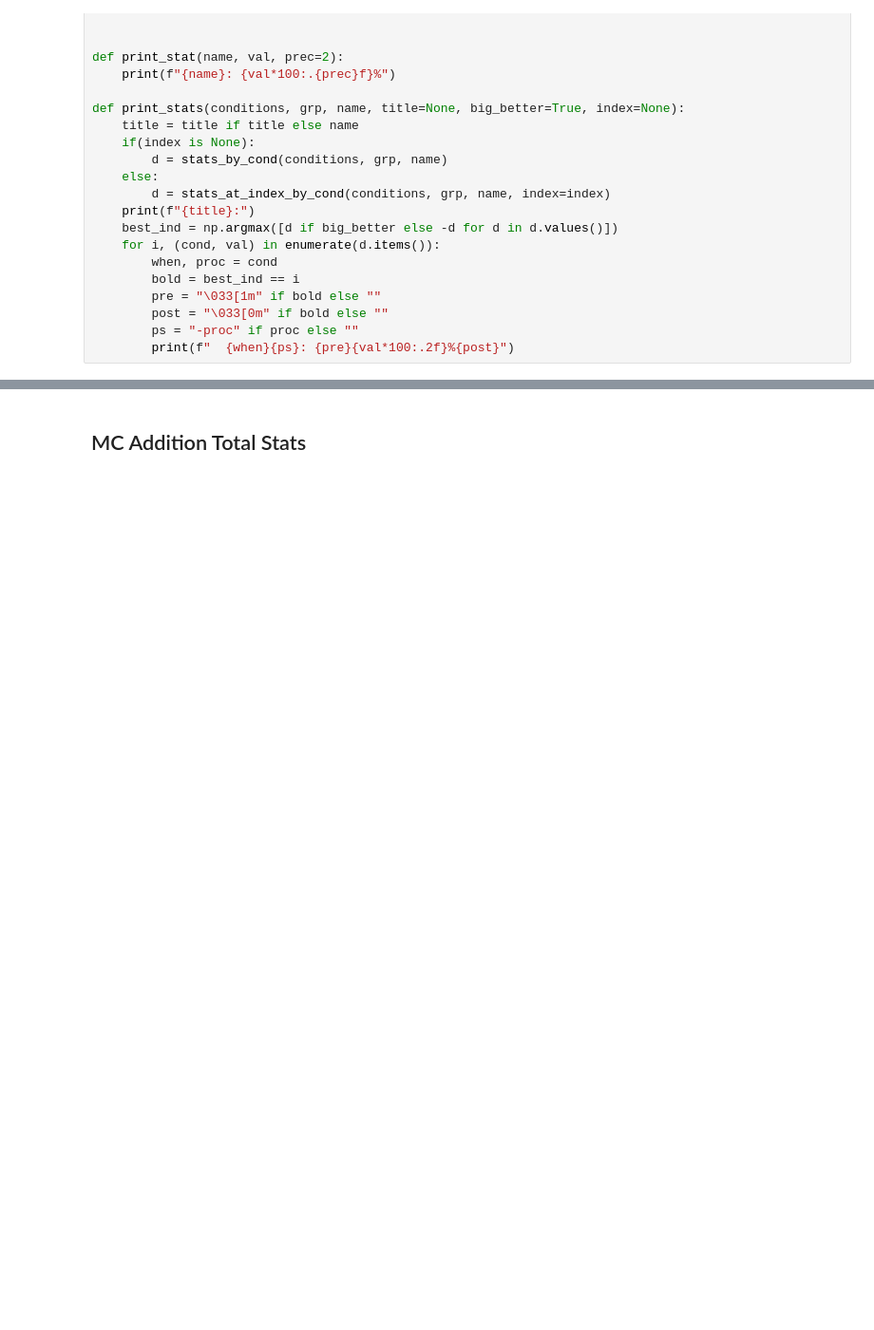
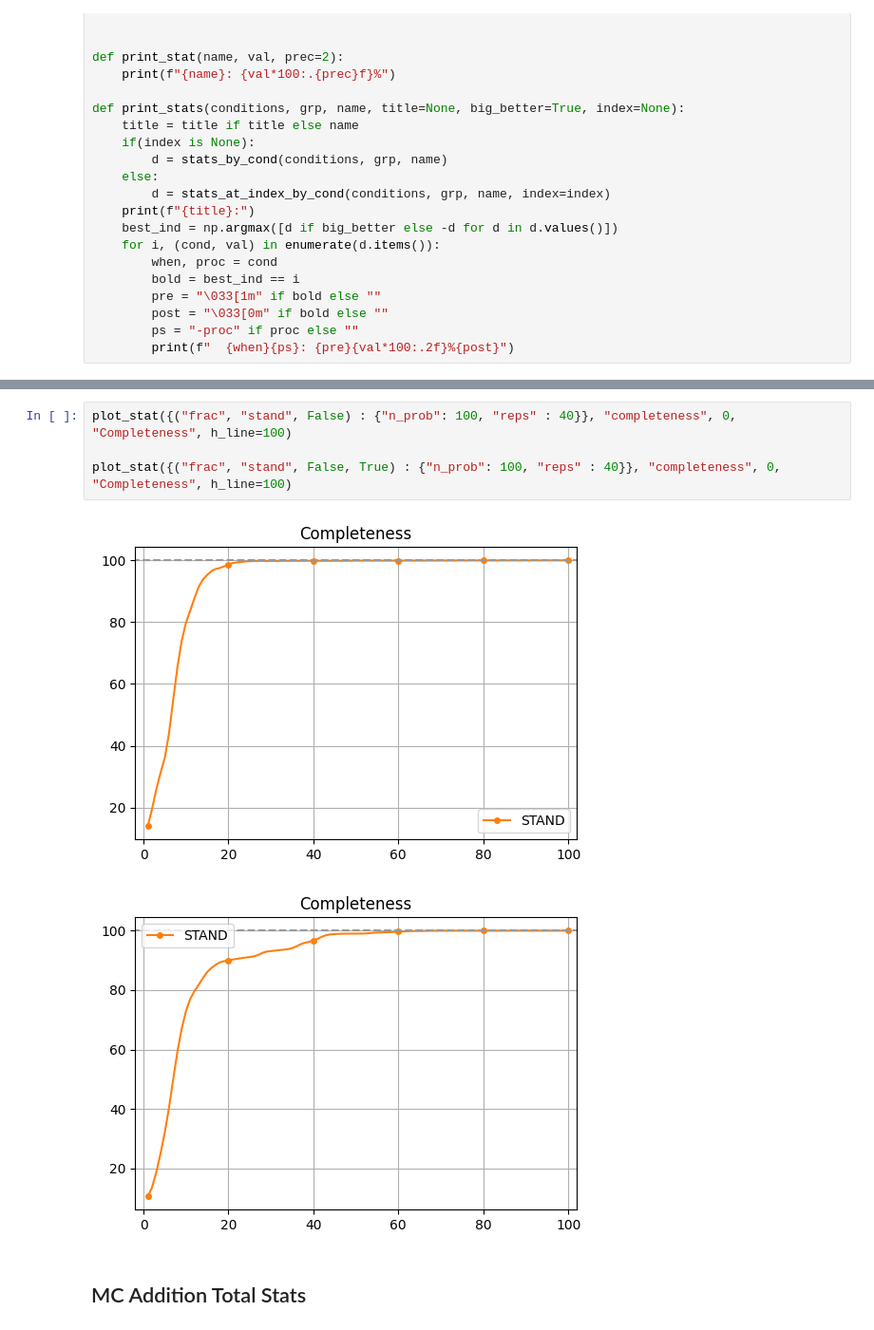
Before and after one commit to DannyWeitekamp/stand_eval, a Jupyter notebook: Plots.ipynb, the cells around one changed output, grey strips where cells are left out. Shown at 95% size. Drawn from its saved outputs; the diff is of its cells as text; blank space fills up the shorter version.

```diff
--- a/Plots.ipynb
+++ b/Plots.ipynb
@@ -173,3 +176,10 @@ plot_diff(mc_conditions, mc_conditions_active, "completeness", 0, "Normalized Ac
+# %%
+plot_stat({("frac", "stand", False) : {"n_prob": 100, "reps" : 40}}, "completeness", 0, "Completeness", h_line=100)
+
+plot_stat({("frac", "stand", False, True) : {"n_prob": 100, "reps" : 40}}, "completeness", 0, "Completeness", h_line=100)
+# %% [output]
+[figure, added]
+[figure, added]
 # %% [markdown]
 ## MC Addition Total Stats
 # %%
```
Also changed, not shown: parts of 3 cells of this notebook, 2 other files.
